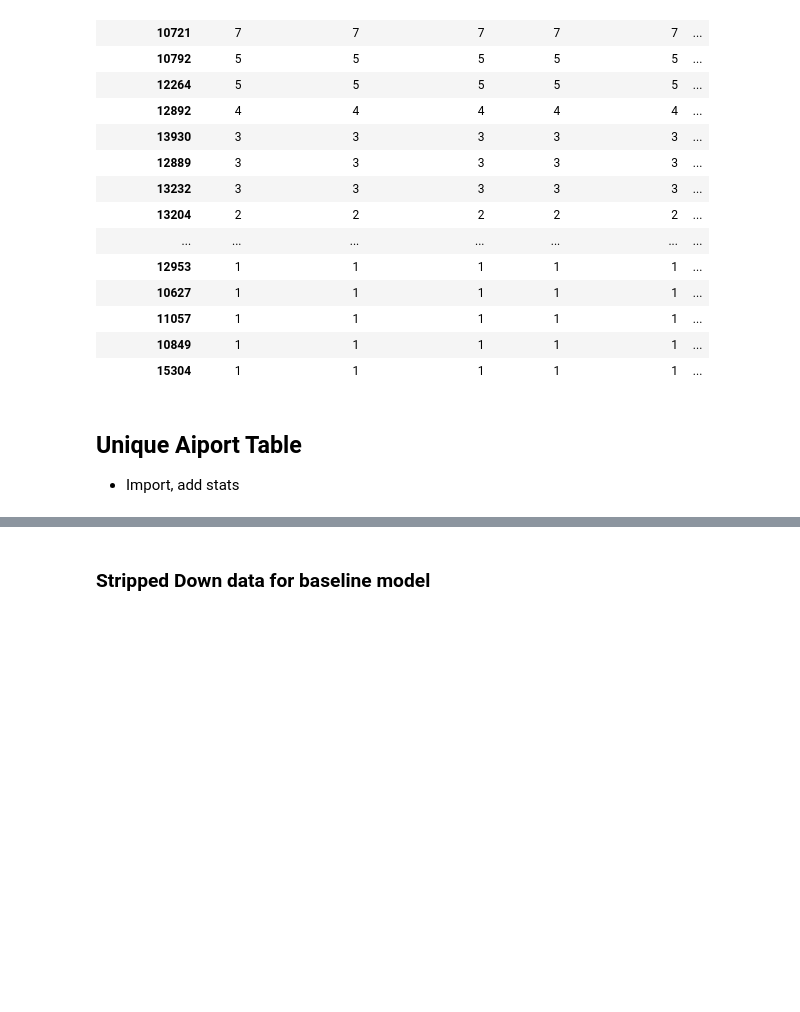
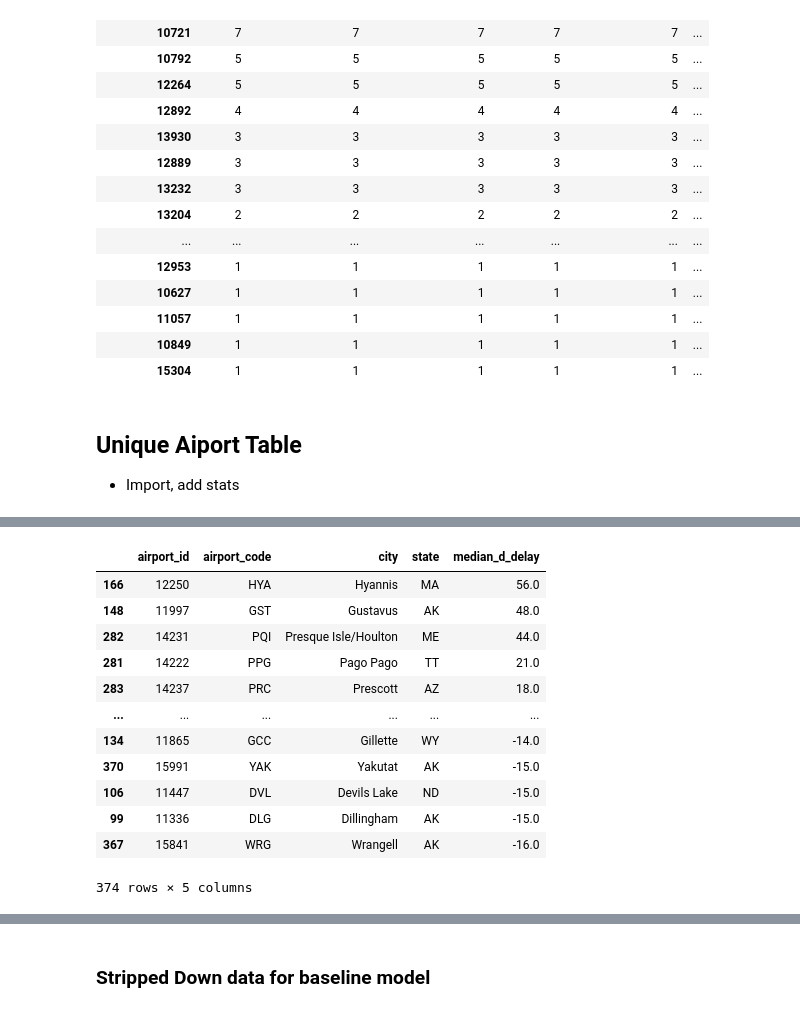
Before and after one commit to The-Powder-of-Data/Flight_Predictions, a Jupyter notebook: scrap_files/Joe/exploratory_analysis.ipynb, the cells around one changed output, grey strips where cells are left out. Drawn from its saved outputs; the diff is of its cells as text; code cells hidden in the pictures; blank space fills up the shorter version.

```diff
--- a/scrap_files/Joe/exploratory_analysis.ipynb
+++ b/scrap_files/Joe/exploratory_analysis.ipynb
@@ -508,0 +530,5 @@ airports.head()
+# %%
+airports_temp = pd.DataFrame(df2.groupby('origin_airport_id').agg('median')['dep_delay'])
+airports_temp.reset_index(inplace=True)
+airports_temp.rename(columns={'origin_airport_id':'airport_id'}, inplace=True)
+airports_temp.head()
@@ -508,0 +542,4 @@ airports.head()
+# %%
+airports = airports.merge(airports_temp, on='airport_id')
+airports.rename(columns={'dep_delay':'median_d_delay'}, inplace=True)
+airports.head()
@@ -508,0 +553,17 @@ airports.head()
+# %%
+airports.sort_values(by='median_d_delay', ascending=False)
+#just checking this oput
+# %% [output]
+|  | airport_id | airport_code | city | state | median_d_delay |
+| 166 | 12250 | HYA | Hyannis | MA | 56.0 |
+| 148 | 11997 | GST | Gustavus | AK | 48.0 |
+| 282 | 14231 | PQI | Presque Isle/Houlton | ME | 44.0 |
+| 281 | 14222 | PPG | Pago Pago | TT | 21.0 |
+| 283 | 14237 | PRC | Prescott | AZ | 18.0 |
+| ... | ... | ... | ... | ... | ... |
+| 134 | 11865 | GCC | Gillette | WY | -14.0 |
+| 370 | 15991 | YAK | Yakutat | AK | -15.0 |
+| 106 | 11447 | DVL | Devils Lake | ND | -15.0 |
+| 99 | 11336 | DLG | Dillingham | AK | -15.0 |
+| 367 | 15841 | WRG | Wrangell | AK | -16.0 |
+374 rows × 5 columns
```
Also changed, not shown: parts of 18 cells of this notebook, 3 other files.
